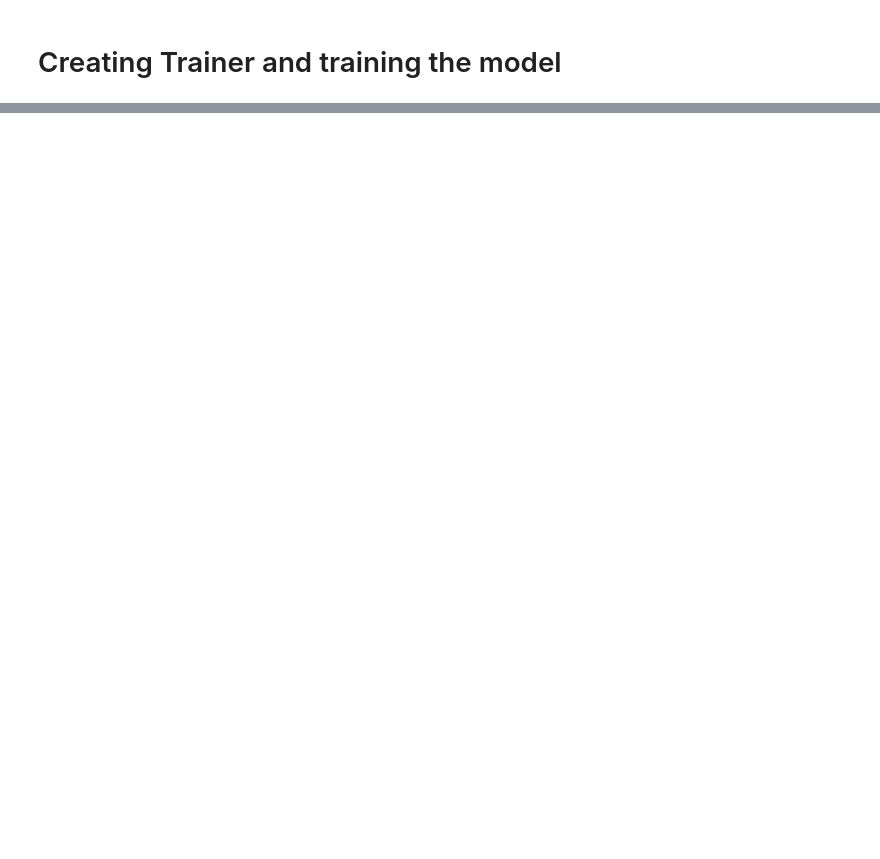
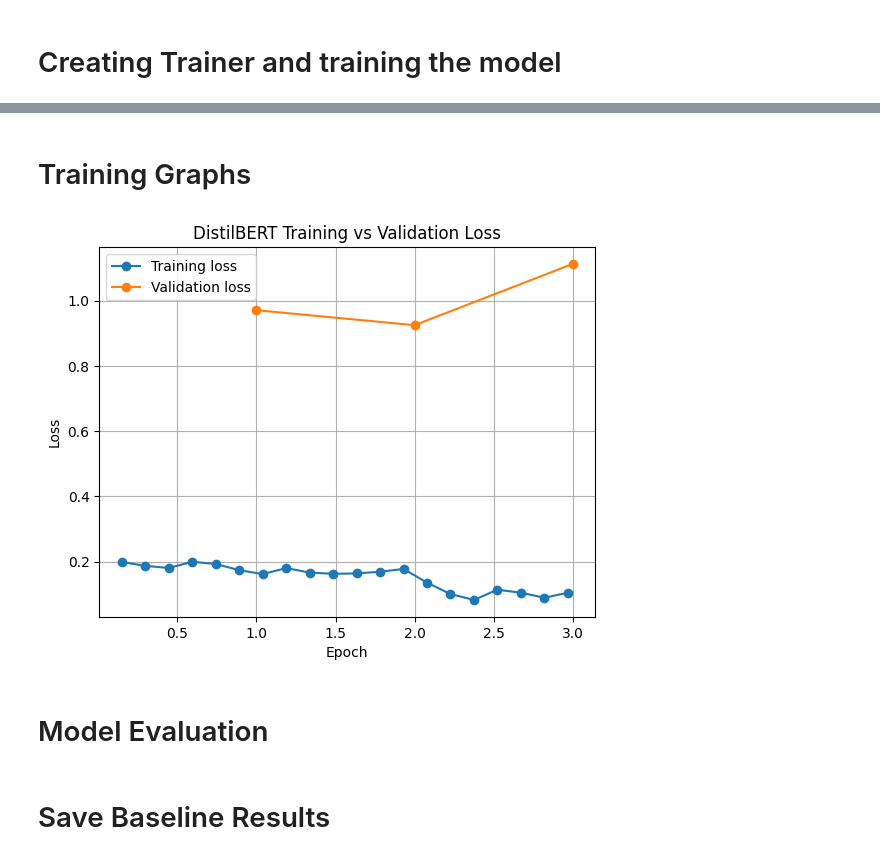
Before and after one commit to pa185/Coding_Project_Philip_Allen_CSM500-2026-APR_240233660, a Jupyter notebook: model-1.ipynb, the cells around one changed output, grey strips where cells are left out. Saved outputs shown, nothing was run; the diff lists cells and outputs as text; code cells hidden in the pictures; blank space fills up the shorter version.

Commit message:
Added a plot for the training loss and evaluation loss of the model as well as the basic evaluation code

```diff
--- a/model-1.ipynb
+++ b/model-1.ipynb
@@ -165,9 +166,9 @@ tokenized_sst2.set_format("torch")
 
 This function takes models predictions and correct labels and returns a series of evaluation metrics about those predictions including accuracy, recall, f1 and precision
 # %%
-def compute_metrics(evaluation_prediciton):
+def compute_metrics(eval_prediction):
     # Split incoming prediction into model prediction and correct labels
-    raw_data, labels = evaluation_predictions
+    raw_data, labels = eval_prediction
 
     # Convert output to class prediciton
     predictions = np.argmax(raw_data, axis=-1)
@@ -267,0 +259,26 @@ For debugging consider passing CUDA_LAUNCH_BLOCKING=1
+# %% [markdown]
+# Training Graphs
+# %%
+# Convert trianing log history into DataFrame
+history = pd.DataFrame(trainer.state.log_history)
+# %%
+train_loss = history.dropna(subset=["loss"]) # DataFrame with only loss
+eval_loss = history.dropna(subset=["eval_loss"]) # DataFrame with only eval_loss
+
+# Plot the 2 DataFrames of data
+plt.plot(train_loss["epoch"], train_loss["loss"], marker="o", label="Training loss")
+plt.plot(eval_loss["epoch"], eval_loss["eval_loss"], marker="o", label="Validation loss")
+
+# Label the Axis and provide Title
+plt.xlabel("Epoch")
+plt.ylabel("Loss")
+plt.title("DistilBERT Training vs Validation Loss")
+
+# Add Legend and show graph
+plt.legend()
+plt.grid(True)
+plt.show()
+# %% [output]
+[figure, added]
+# %% [markdown]
+# Model Evaluation
@@ -267,0 +289,2 @@ For debugging consider passing CUDA_LAUNCH_BLOCKING=1
+# %% [markdown]
+# Save Baseline Results
```
Also changed, not shown: parts of 7 cells of this notebook.
